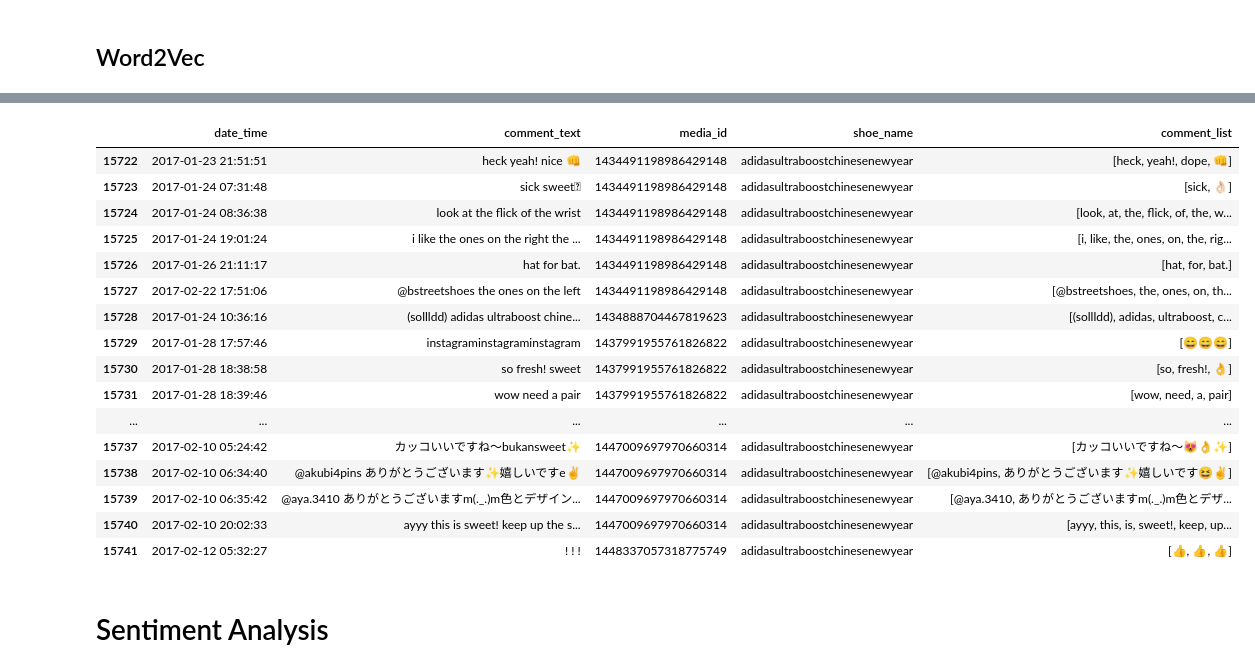
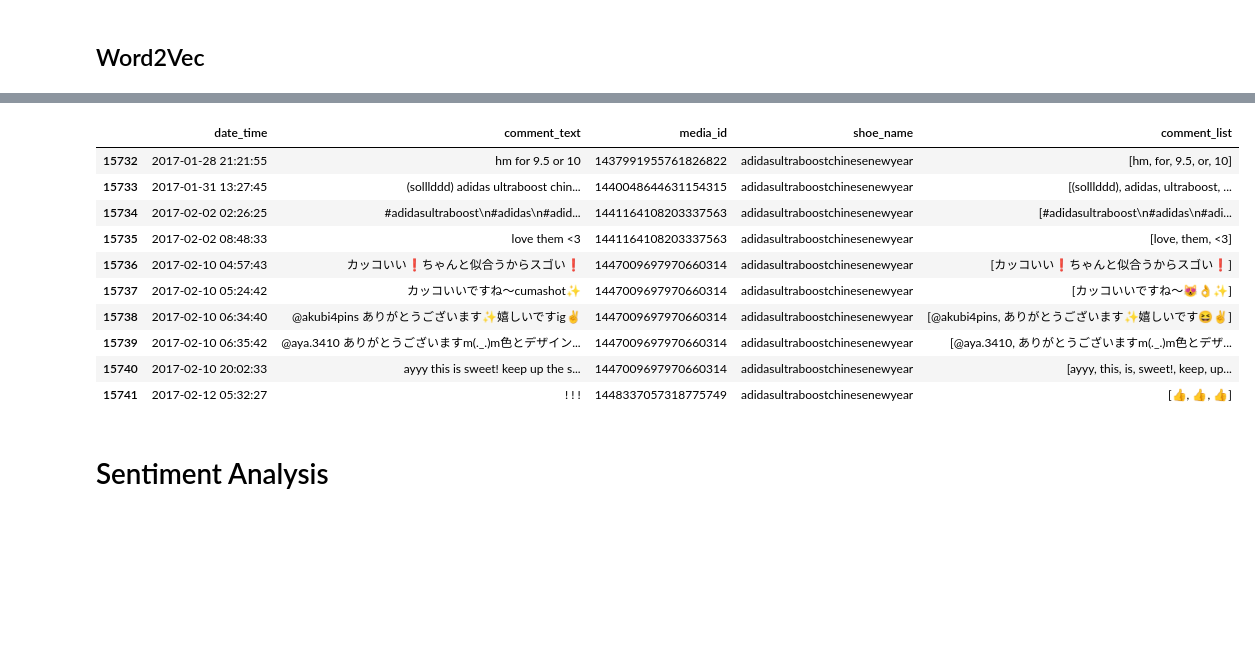
Before and after one commit to maludee/sneaker-forecast-app, a Jupyter notebook: instagram_comment_analysis.ipynb, the cells around one changed output, grey strips where cells are left out. Drawn from its saved outputs; the diff is of its cells as text; code cells hidden in the pictures; blank space fills up the shorter version.

Commit message:
updated instagram comment code

```diff
--- a/instagram_comment_analysis.ipynb
+++ b/instagram_comment_analysis.ipynb
@@ -143,20 +122,14 @@ for w in wlist:
 # %%
-comments_df.tail(20)
+comments_df.tail(10)
 # %% [output]
 |  | date_time | comment_text | media_id | shoe_name | comment_list |
-| 15722 | 2017-01-23 21:51:51 | heck yeah! nice 👊 | 1434491198986429148 | adidasultraboostchinesenewyear | [heck, yeah!, dope, 👊] |
-| 15723 | 2017-01-24 07:31:48 | sick sweet🏻 | 1434491198986429148 | adidasultraboostchinesenewyear | [sick, 👌🏻] |
-| 15724 | 2017-01-24 08:36:38 | look at the flick of the wrist | 1434491198986429148 | adidasultraboostchinesenewyear | [look, at, the, flick, of, the, w... |
-| 15725 | 2017-01-24 19:01:24 | i like the ones on the right the ... | 1434491198986429148 | adidasultraboostchinesenewyear | [i, like, the, ones, on, the, rig... |
-| 15726 | 2017-01-26 21:11:17 | hat for bat. | 1434491198986429148 | adidasultraboostchinesenewyear | [hat, for, bat.] |
-| 15727 | 2017-02-22 17:51:06 | @bstreetshoes the ones on the left | 1434491198986429148 | adidasultraboostchinesenewyear | [@bstreetshoes, the, ones, on, th... |
-| 15728 | 2017-01-24 10:36:16 | (sollldd) adidas ultraboost chine... | 1434888704467819623 | adidasultraboostchinesenewyear | [(sollldd), adidas, ultraboost, c... |
-| 15729 | 2017-01-28 17:57:46 | instagraminstagraminstagram | 1437991955761826822 | adidasultraboostchinesenewyear | [😄😄😄] |
-| 15730 | 2017-01-28 18:38:58 | so fresh! sweet | 1437991955761826822 | adidasultraboostchinesenewyear | [so, fresh!, 👌] |
-| 15731 | 2017-01-28 18:39:46 | wow need a pair | 1437991955761826822 | adidasultraboostchinesenewyear | [wow, need, a, pair] |
-| ... | ... | ... | ... | ... | ... |
-| 15737 | 2017-02-10 05:24:42 | カッコいいですね〜bukansweet✨ | 1447009697970660314 | adidasultraboostchinesenewyear | [カッコいいですね〜😻👌✨] |
-| 15738 | 2017-02-10 06:34:40 | @akubi4pins ありがとうございます✨嬉しいですe✌️ | 1447009697970660314 | adidasultraboostchinesenewyear | [@akubi4pins, ありがとうございます✨嬉しいです😆✌️] |
+| 15732 | 2017-01-28 21:21:55 | hm for 9.5 or 10 | 1437991955761826822 | adidasultraboostchinesenewyear | [hm, for, 9.5, or, 10] |
+| 15733 | 2017-01-31 13:27:45 | (solllddd) adidas ultraboost chin... | 1440048644631154315 | adidasultraboostchinesenewyear | [(solllddd), adidas, ultraboost, ... |
+| 15734 | 2017-02-02 02:26:25 | #adidasultraboost\n#adidas\n#adid... | 1441164108203337563 | adidasultraboostchinesenewyear | [#adidasultraboost\n#adidas\n#adi... |
+| 15735 | 2017-02-02 08:48:33 | love them <3 | 1441164108203337563 | adidasultraboostchinesenewyear | [love, them, <3] |
+| 15736 | 2017-02-10 04:57:43 | カッコいい❗ちゃんと似合うからスゴい❗ | 1447009697970660314 | adidasultraboostchinesenewyear | [カッコいい❗ちゃんと似合うからスゴい❗] |
+| 15737 | 2017-02-10 05:24:42 | カッコいいですね〜cumashot✨ | 1447009697970660314 | adidasultraboostchinesenewyear | [カッコいいですね〜😻👌✨] |
+| 15738 | 2017-02-10 06:34:40 | @akubi4pins ありがとうございます✨嬉しいですig✌️ | 1447009697970660314 | adidasultraboostchinesenewyear | [@akubi4pins, ありがとうございます✨嬉しいです😆✌️] |
 | 15739 | 2017-02-10 06:35:42 | @aya.3410 ありがとうございますm(._.)m色とデザイン... | 1447009697970660314 | adidasultraboostchinesenewyear | [@aya.3410, ありがとうございますm(._.)m色とデザ... |
 | 15740 | 2017-02-10 20:02:33 | ayyy this is sweet! keep up the s... | 1447009697970660314 | adidasultraboostchinesenewyear | [ayyy, this, is, sweet!, keep, up... |
 | 15741 | 2017-02-12 05:32:27 | ! ! ! | 1448337057318775749 | adidasultraboostchinesenewyear | [👍, 👍, 👍] |
```
Also changed, not shown: parts of 10 cells of this notebook, 1 other file.
